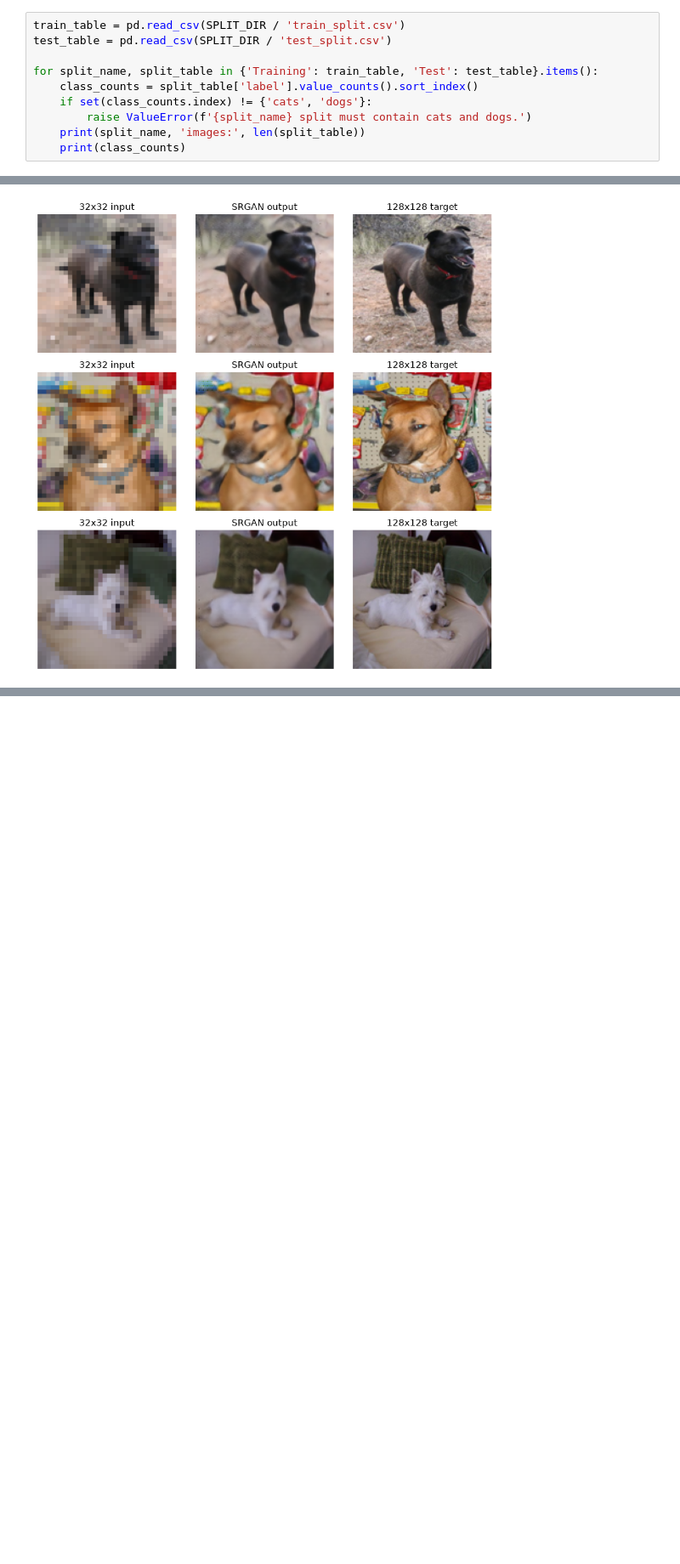
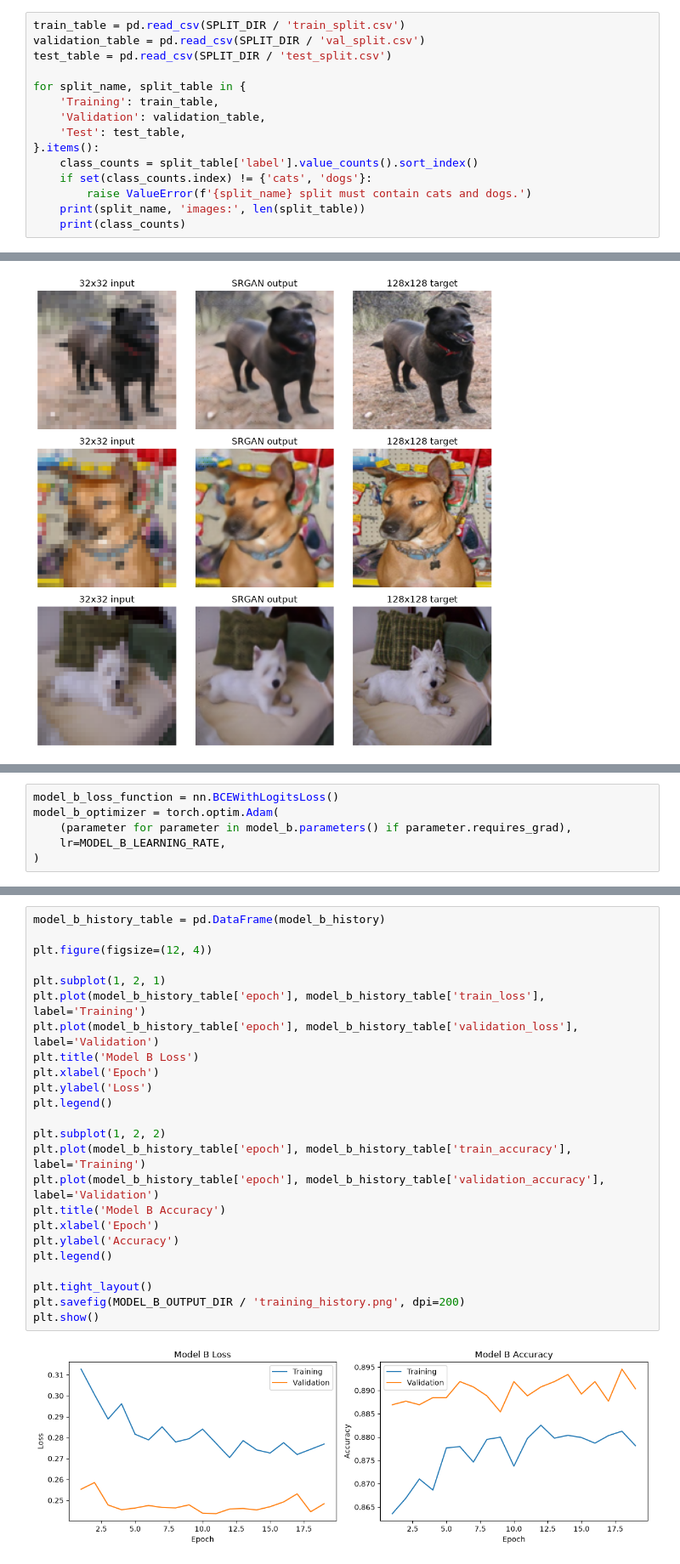
Before and after one commit to shaverm96/DSBA-6165-Sum-2026-Take-Home-Exam, a Jupyter notebook: notebooks/03_srgan.ipynb, the cells around one changed output, grey strips where cells are left out. Shown at 85% size. Drawn from its saved outputs; the diff is of its cells as text; blank space fills up the shorter version.

Commit message:
Updated 04 comparison and adding in model b

```diff
--- a/notebooks/03_srgan.ipynb
+++ b/notebooks/03_srgan.ipynb
@@ -86,9 +114,14 @@ GPU: NVIDIA GeForce RTX 4070 SUPER
 Load the existing training and test split files and confirm that both cats and dogs are included.
 # %%
 train_table = pd.read_csv(SPLIT_DIR / 'train_split.csv')
+validation_table = pd.read_csv(SPLIT_DIR / 'val_split.csv')
 test_table = pd.read_csv(SPLIT_DIR / 'test_split.csv')
 
-for split_name, split_table in {'Training': train_table, 'Test': test_table}.items():
+for split_name, split_table in {
+    'Training': train_table,
+    'Validation': validation_table,
+    'Test': test_table,
+}.items():
     class_counts = split_table['label'].value_counts().sort_index()
     if set(class_counts.index) != {'cats', 'dogs'}:
         raise ValueError(f'{split_name} split must contain cats and dogs.')
@@ -534,0 +857,6 @@ plt.show()
+# %%
+model_b_loss_function = nn.BCEWithLogitsLoss()
+model_b_optimizer = torch.optim.Adam(
+    (parameter for parameter in model_b.parameters() if parameter.requires_grad),
+    lr=MODEL_B_LEARNING_RATE,
+)
@@ -534,0 +960,26 @@ plt.show()
+# %%
+model_b_history_table = pd.DataFrame(model_b_history)
+
+plt.figure(figsize=(12, 4))
+
+plt.subplot(1, 2, 1)
+plt.plot(model_b_history_table['epoch'], model_b_history_table['train_loss'], label='Training')
+plt.plot(model_b_history_table['epoch'], model_b_history_table['validation_loss'], label='Validation')
+plt.title('Model B Loss')
+plt.xlabel('Epoch')
+plt.ylabel('Loss')
+plt.legend()
+
+plt.subplot(1, 2, 2)
+plt.plot(model_b_history_table['epoch'], model_b_history_table['train_accuracy'], label='Training')
+plt.plot(model_b_history_table['epoch'], model_b_history_table['validation_accuracy'], label='Validation')
+plt.title('Model B Accuracy')
+plt.xlabel('Epoch')
+plt.ylabel('Accuracy')
+plt.legend()
+
+plt.tight_layout()
+plt.savefig(MODEL_B_OUTPUT_DIR / 'training_history.png', dpi=200)
+plt.show()
+# %% [output]
+[figure, added]
```
Also changed, not shown: parts of 17 cells of this notebook, 3 other files.
